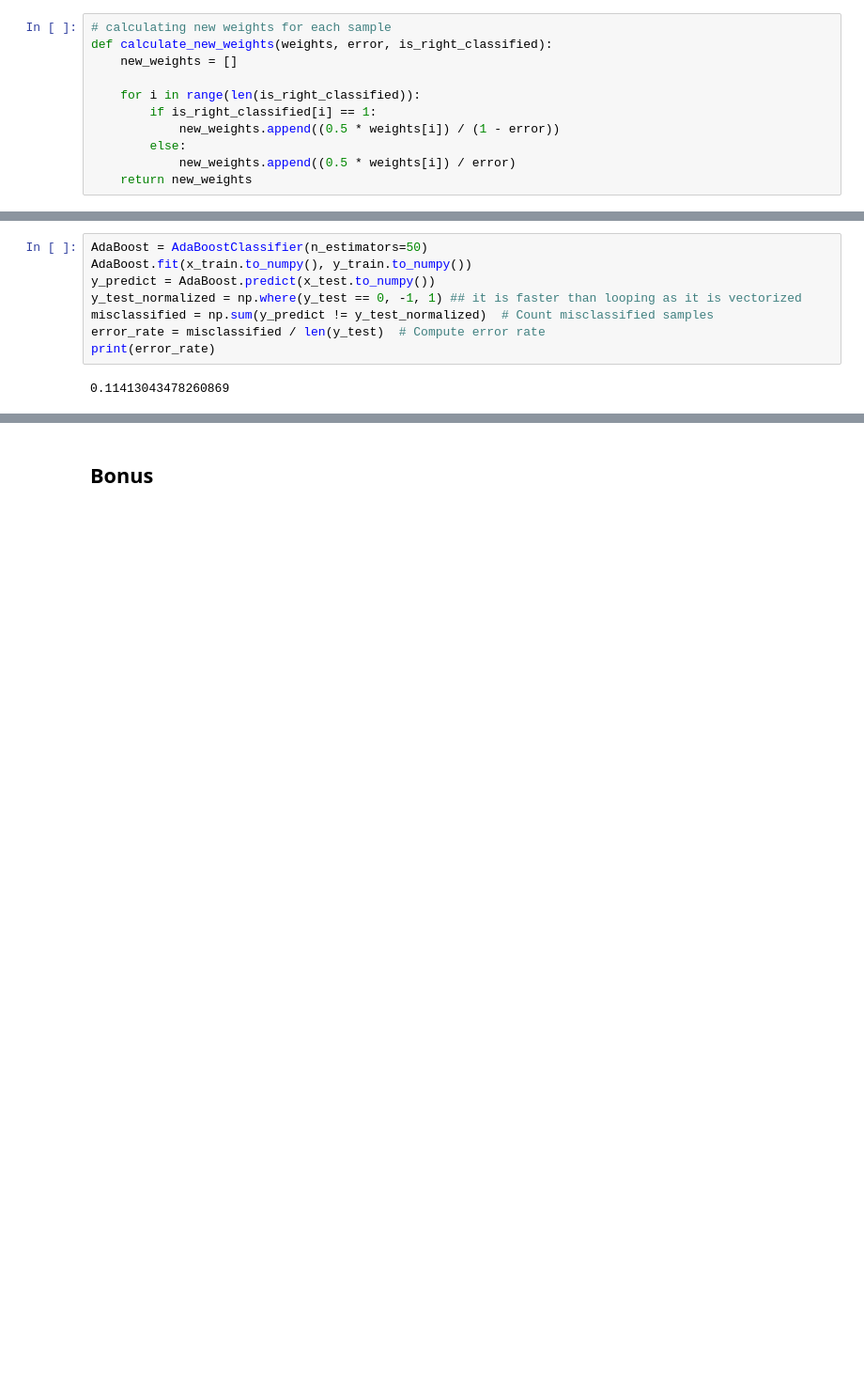
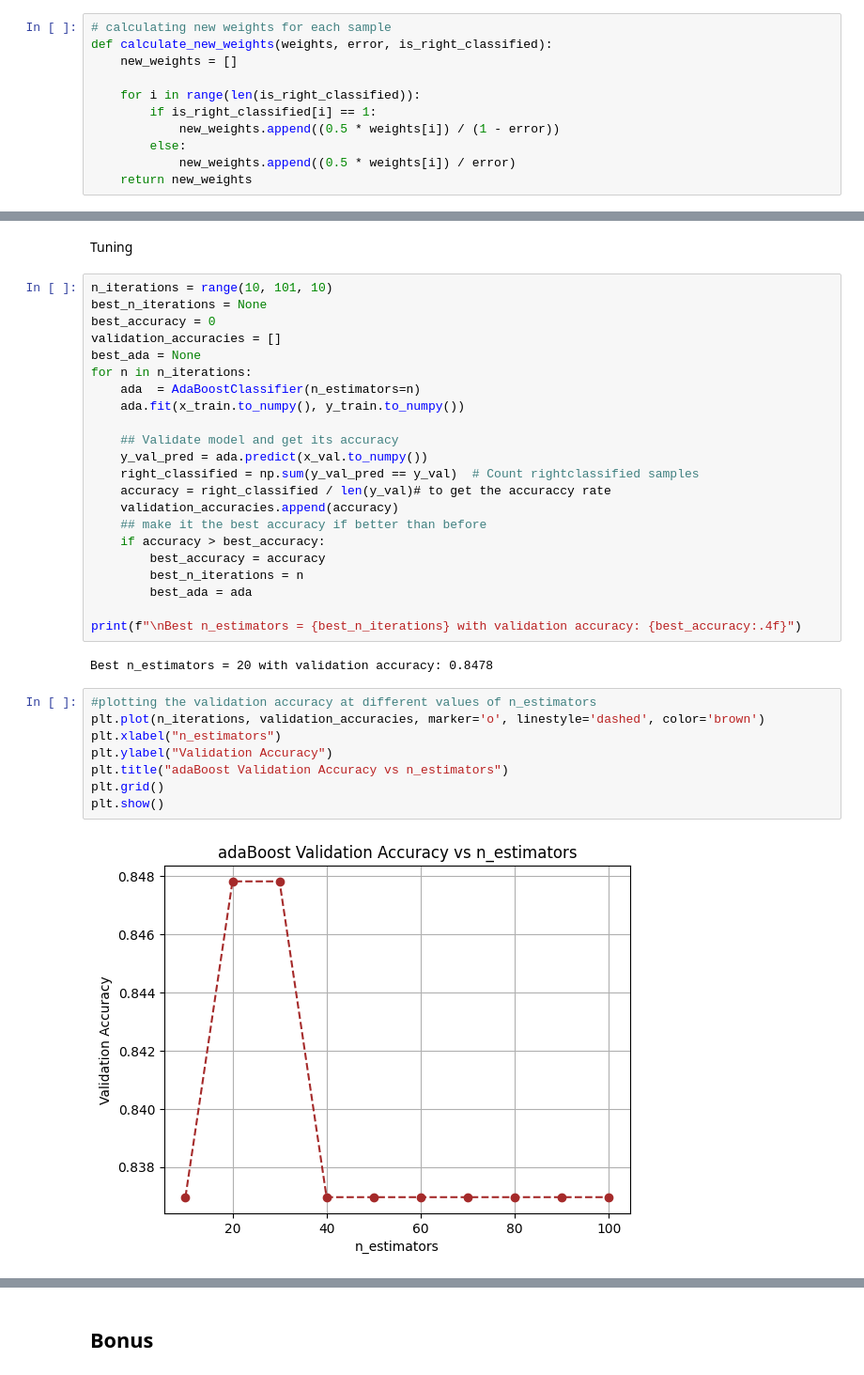
Before and after one commit to Rawan-M-Said/ML-Lab-1, a Jupyter notebook: lab_1.ipynb, the cells around one changed output, grey strips where cells are left out. Shown at 94% size. Drawn from its saved outputs; the diff is of its cells as text; blank space fills up the shorter version.

```diff
--- a/lab_1.ipynb
+++ b/lab_1.ipynb
@@ -404,10 +338,36 @@ class AdaBoostClassifier:
-# %%
-AdaBoost = AdaBoostClassifier(n_estimators=50)
-AdaBoost.fit(x_train.to_numpy(), y_train.to_numpy())
-y_predict = AdaBoost.predict(x_test.to_numpy())
-y_test_normalized = np.where(y_test == 0, -1, 1) ## it is faster than looping as it is vectorized
-misclassified = np.sum(y_predict != y_test_normalized)  # Count misclassified samples
-error_rate = misclassified / len(y_test)  # Compute error rate
-print(error_rate)
-# %% [output]
-0.11413043478260869
+# %% [markdown]
+Tuning
+# %%
+n_iterations = range(10, 101, 10)
+best_n_iterations = None
+best_accuracy = 0
+validation_accuracies = []
+best_ada = None
+for n in n_iterations:
+    ada  = AdaBoostClassifier(n_estimators=n)
+    ada.fit(x_train.to_numpy(), y_train.to_numpy())
+
+    ## Validate model and get its accuracy
+    y_val_pred = ada.predict(x_val.to_numpy())
+    right_classified = np.sum(y_val_pred == y_val)  # Count rightclassified samples
+    accuracy = right_classified / len(y_val)# to get the accuraccy rate
+    validation_accuracies.append(accuracy)
+    ## make it the best accuracy if better than before
+    if accuracy > best_accuracy:
+        best_accuracy = accuracy
+        best_n_iterations = n
+        best_ada = ada
+
+print(f"\nBest n_estimators = {best_n_iterations} with validation accuracy: {best_accuracy:.4f}")
+# %% [output]
+Best n_estimators = 20 with validation accuracy: 0.8478
+# %%
+#plotting the validation accuracy at different values of n_estimators
+plt.plot(n_iterations, validation_accuracies, marker='o', linestyle='dashed', color='brown')
+plt.xlabel("n_estimators")
+plt.ylabel("Validation Accuracy")
+plt.title("adaBoost Validation Accuracy vs n_estimators")
+plt.grid()
+plt.show()
+# %% [output]
+[figure, added]
```
Also changed, not shown: parts of 26 cells of this notebook.
